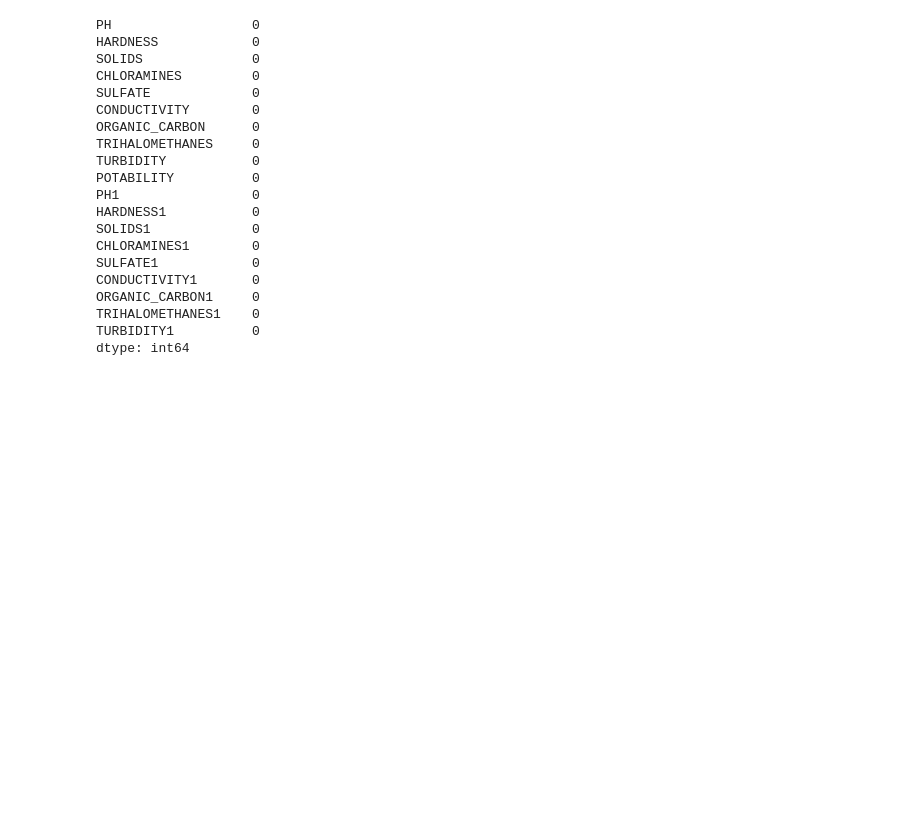
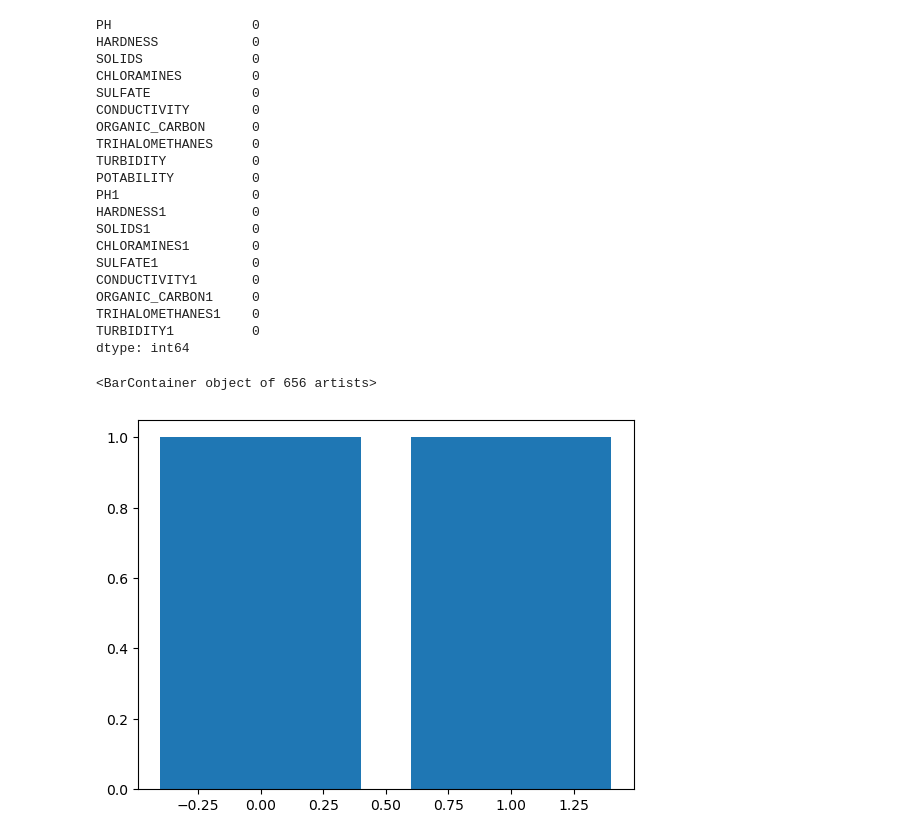
Before and after one commit to harithaanbu-star/Data-Preprocessing-Outliers-Scaling-for-sample-dataset, a Jupyter notebook: Water Portability SVM.ipynb, the cells around one changed output. Saved outputs shown, nothing was run; the diff lists cells and outputs as text; code cells hidden in the pictures; blank space fills up the shorter version.

```diff
--- a/Water Portability SVM.ipynb
+++ b/Water Portability SVM.ipynb
@@ -256,3 +257,9 @@ ORGANIC_CARBON1     0
 TRIHALOMETHANES1    0
 TURBIDITY1          0
 dtype: int64
+# %%
+# Visualizaton of the actual vs predicted value
+plt.bar(ytest,ypred)
+# %% [output]
+<BarContainer object of 656 artists>
+[figure, added]
```
Also changed, not shown: parts of 8 cells of this notebook.
